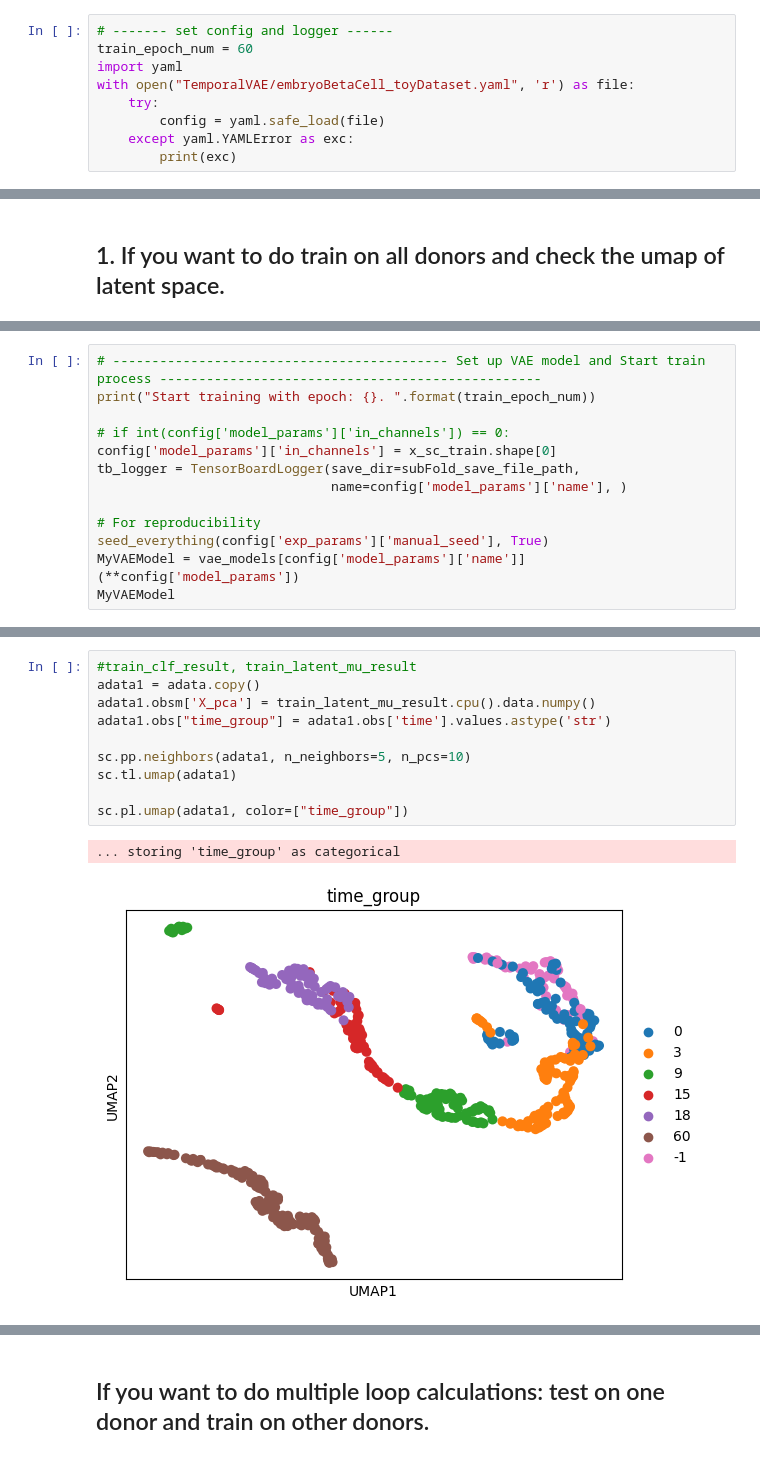
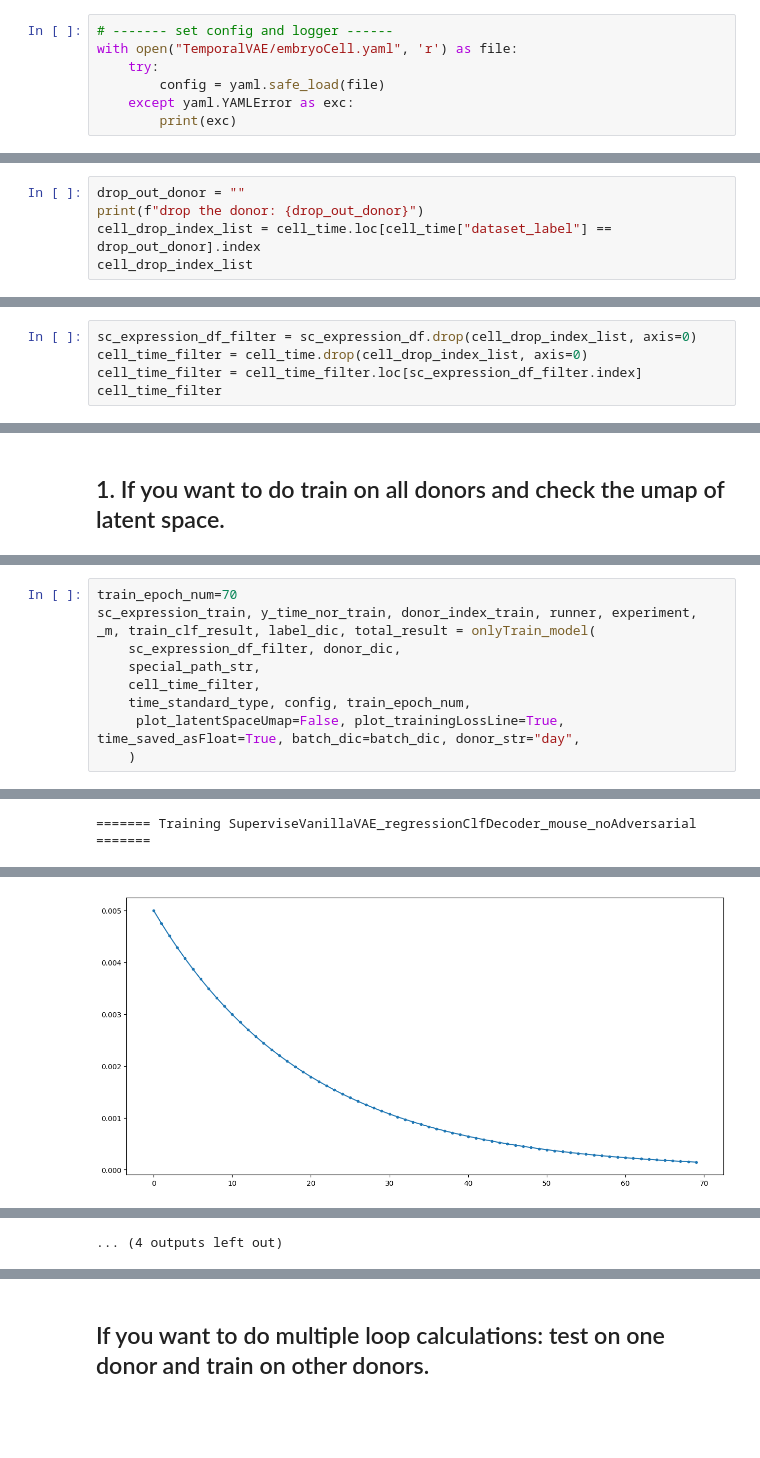
Before and after one commit to StatBiomed/TemporalVAE, a Jupyter notebook: examples/TemporalVAE_humanEmbryo_Xiang19_demo.ipynb, the cells around one changed output, grey strips where cells are left out. Saved outputs shown, nothing was run; the diff lists cells and outputs as text; blank space fills up the shorter version.

Commit message:
embryo demo

```diff
--- a/examples/TemporalVAE_humanEmbryo_Xiang19_demo.ipynb
+++ b/examples/TemporalVAE_humanEmbryo_Xiang19_demo.ipynb
@@ -218,8 +352,6 @@ print(TemporalVAE.__version__)
 # %%
 # ------- set config and logger ------
-train_epoch_num = 60
-import yaml
-with open("TemporalVAE/embryoBetaCell_toyDataset.yaml", 'r') as file:
+with open("TemporalVAE/embryoCell.yaml", 'r') as file:
     try:
         config = yaml.safe_load(file)
     except yaml.YAMLError as exc:
@@ -249,0 +361,5 @@ save_path
+# %%
+drop_out_donor = ""
+print(f"drop the donor: {drop_out_donor}")
+cell_drop_index_list = cell_time.loc[cell_time["dataset_label"] == drop_out_donor].index
+cell_drop_index_list
@@ -249,0 +369,5 @@ save_path
+# %%
+sc_expression_df_filter = sc_expression_df.drop(cell_drop_index_list, axis=0)
+cell_time_filter = cell_time.drop(cell_drop_index_list, axis=0)
+cell_time_filter = cell_time_filter.loc[sc_expression_df_filter.index]
+cell_time_filter
@@ -294,13 +389,0 @@ y_time_nor_train
-# %%
-# ------------------------------------------- Set up VAE model and Start train process -------------------------------------------------
-print("Start training with epoch: {}. ".format(train_epoch_num))
-
-# if int(config['model_params']['in_channels']) == 0:
-config['model_params']['in_channels'] = x_sc_train.shape[0]
-tb_logger = TensorBoardLogger(save_dir=subFold_save_file_path,
-                              name=config['model_params']['name'], )
-
-# For reproducibility
-seed_everything(config['exp_params']['manual_seed'], True)
-MyVAEModel = vae_models[config['model_params']['name']](**config['model_params'])
-MyVAEModel
@@ -432,13 +390,10 @@ SuperviseVanillaVAE_regressionClfDecoder_mouse_noAdversarial(
-# %%
-#train_clf_result, train_latent_mu_result
-adata1 = adata.copy()
-adata1.obsm['X_pca'] = train_latent_mu_result.cpu().data.numpy()
-adata1.obs["time_group"] = adata1.obs['time'].values.astype('str')
-
-sc.pp.neighbors(adata1, n_neighbors=5, n_pcs=10)
-sc.tl.umap(adata1)
-
-sc.pl.umap(adata1, color=["time_group"])
-# %% [output]
-... storing 'time_group' as categorical
-[figure, removed]
+# %%
+train_epoch_num=70
+sc_expression_train, y_time_nor_train, donor_index_train, runner, experiment, _m, train_clf_result, label_dic, total_result = onlyTrain_model(
+    sc_expression_df_filter, donor_dic,
+    special_path_str,
+    cell_time_filter,
+    time_standard_type, config, train_epoch_num,
+     plot_latentSpaceUmap=False, plot_trainingLossLine=True, time_saved_asFloat=True, batch_dic=batch_dic, donor_str="day",
+    )
+# %% [output]
@@ -444,0 +421 @@ sc.pl.umap(adata1, color=["time_group"])
+======= Training SuperviseVanillaVAE_regressionClfDecoder_mouse_noAdversarial =======
@@ -444,0 +463 @@ sc.pl.umap(adata1, color=["time_group"])
+[figure, added]
@@ -444,0 +465 @@ sc.pl.umap(adata1, color=["time_group"])
+... (4 outputs left out)
```
Also changed, not shown: parts of 73 cells of this notebook, 4 other files.
